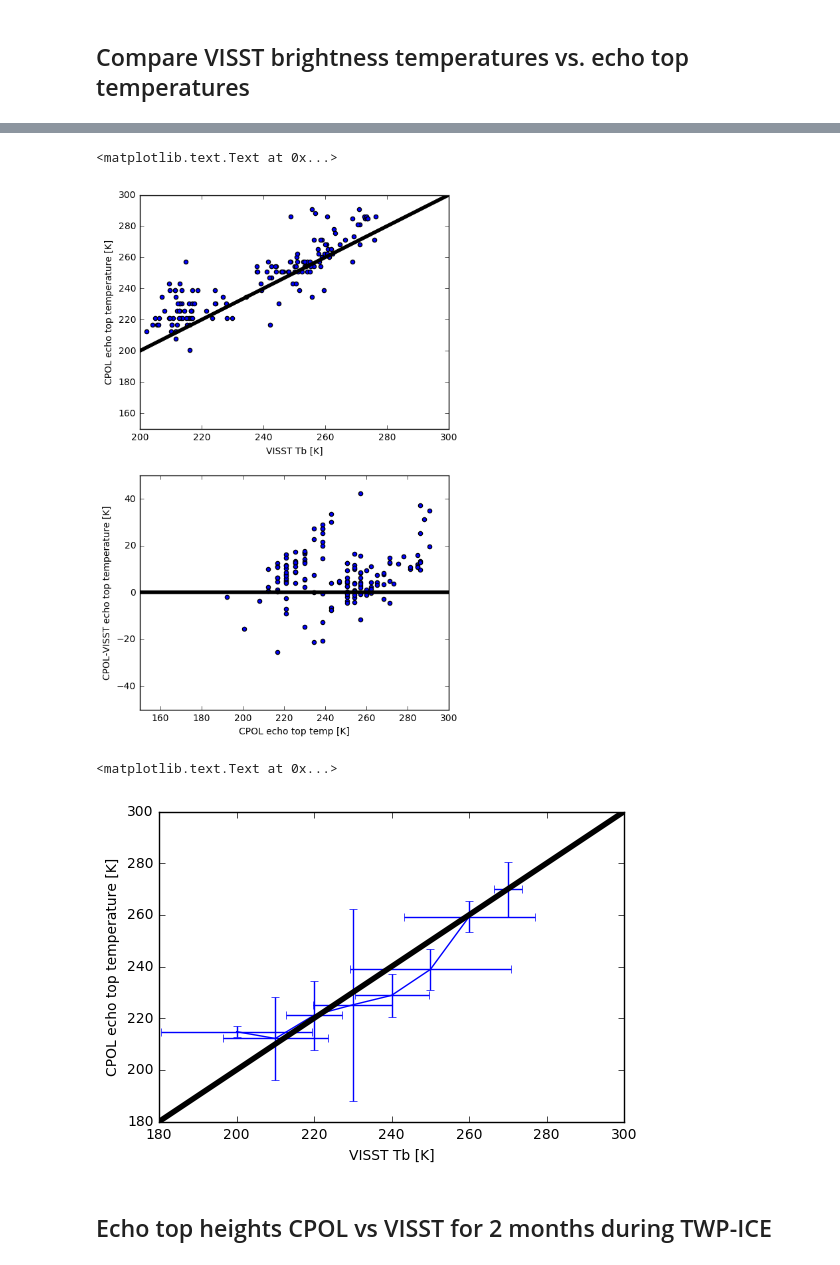
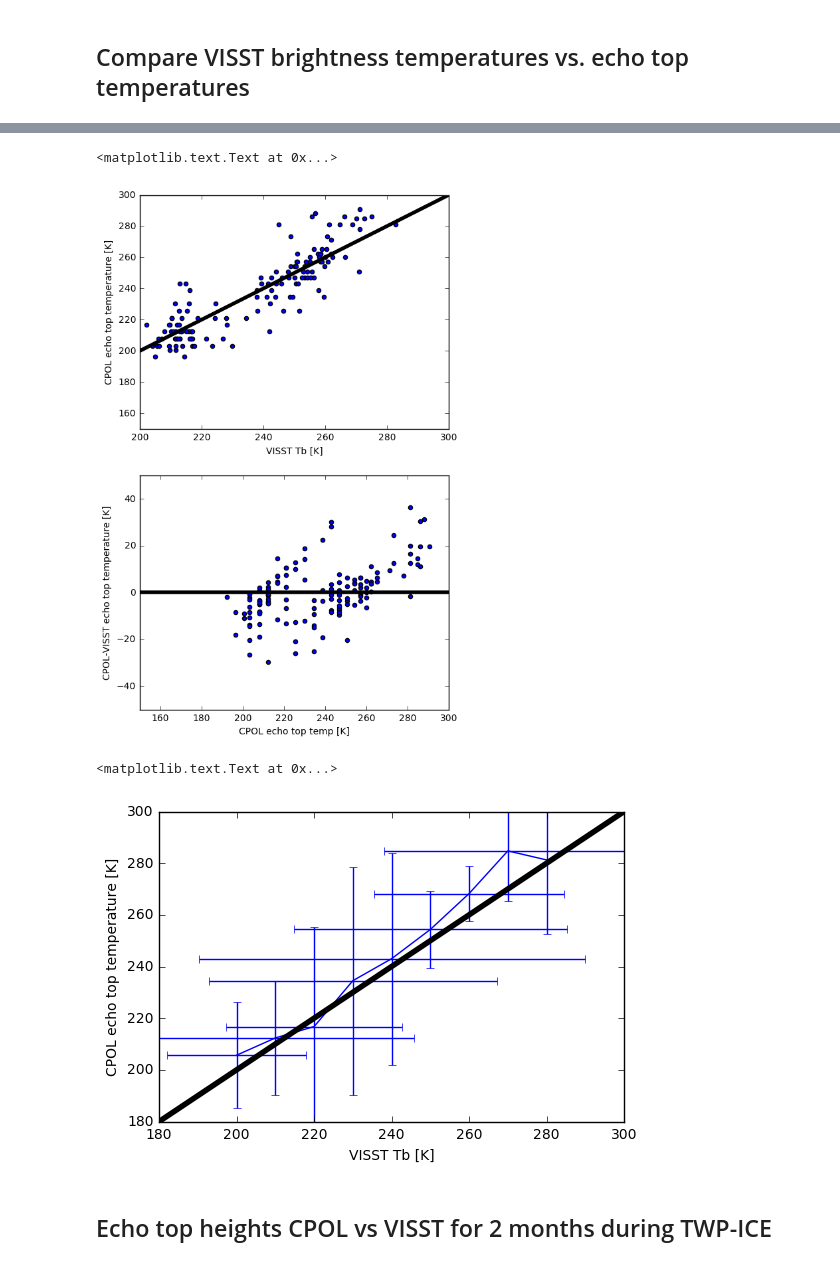
Before and after one commit to rcjackson/cmdv-rrm-anl, a Jupyter notebook: notebooks/Echo top heights.ipynb, the cells around one changed output, grey strips where cells are left out. Drawn from its saved outputs; the diff is of its cells as text; code cells hidden in the pictures.

```diff
--- a/notebooks/Echo top heights.ipynb
+++ b/notebooks/Echo top heights.ipynb
@@ -37,7 +38,7 @@ end_second = 0
 sounding = '/home/rjackson/data/soundings/twpsondewnpnC3.b1.20060120.231500.custom.cdf'
 visst_image = '/home/rjackson/data/visst/twpvisstpx04m1rv1minnisX30.c1.20060120.000000.custom.cdf'
 data_path = '/home/rjackson/multidop_grids/'
-grid_path = '/home/rjackson/data/radar/gridded_data/cpol_200601200040.nc'
+grid_path = '/home/rjackson/data/radar/gridded_data/cpol_200601200030.nc'
 num_levels = 40
 # %%
 # Get beam crossing angle between radars
@@ -97,7 +98,7 @@ echo_top = np.zeros((array_shape[1],array_shape[2]))
 echo_temp = np.zeros((array_shape[1],array_shape[2]))
 for i in range(0, array_shape[1]):
     for j in range(0, array_shape[2]):
-        in_cloud = np.where(z[:,i,j] < 2)
+        in_cloud = np.where(z[:,i,j] < 3)
         if(len(in_cloud[0]) > 0):
             in_cloud = in_cloud[0][-1]
             echo_top[i,j] = grid_z[in_cloud,i,j]
@@ -310,37 +311,37 @@ plt.xlabel('CPOL echo top temp [K]')
 plt.ylabel('CPOL-VISST echo top temperature [K]')
 # %% [output]
 <matplotlib.text.Text at 0x...>
-[figure, old version]
+[figure, new version]
 # %%
 tb_delta = 10
 avg_bins = np.arange(200, 300, tb_delta)
 quartiles_x = np.zeros((len(avg_bins)-1,3))
 quartiles_y = np.zeros((len(avg_bins)-1,3))
 data_gridded[np.logical_or(data_gridded <= 0,
                            echo_temp <= 0)] = np.nan
 echo_temp[np.logical_or(data_gridded <= 0,
                         echo_temp <= 0)] = np.nan
 for i in range(0, len(avg_bins)-1):
     x_restrictions = np.logical_and(data_gridded >= avg_bins[i],
                                     data_gridded < avg_bins[i+1])
     y_restrictions = np.logical_and(echo_temp >= avg_bins[i],
                                     echo_temp < avg_bins[i+1])
     quartiles_y[i,:] = np.nanpercentile(echo_temp[x_restrictions],
                                         [5, 50, 95])
     quartiles_x[i,:] = np.nanpercentile(data_gridded[y_restrictions],
                                         [5, 50, 95])
 
 plt.errorbar(avg_bins[:-1],
-             quartiles_y[:,0],
-             xerr=quartiles_y[:,2]-quartiles_y[:,1],
-             yerr=quartiles_x[:,2]-quartiles_x[:,1])
+             quartiles_y[:,1],
+             xerr=quartiles_y[:,2]-quartiles_y[:,0],
+             yerr=quartiles_x[:,2]-quartiles_x[:,0])
 plt.plot([1, 300], [1, 300], linewidth=4, color='k')
 plt.xlim([180, 300])
 plt.ylim([180, 300])
 plt.xlabel('VISST Tb [K]')
 plt.ylabel('CPOL echo top temperature [K]')
 # %% [output]
 <matplotlib.text.Text at 0x...>
-[figure, old version]
+[figure, new version]
 # %% [markdown]
 ## Echo top heights CPOL vs VISST for 2 months during TWP-ICE
```
Also changed, not shown: parts of 11 cells of this notebook.
